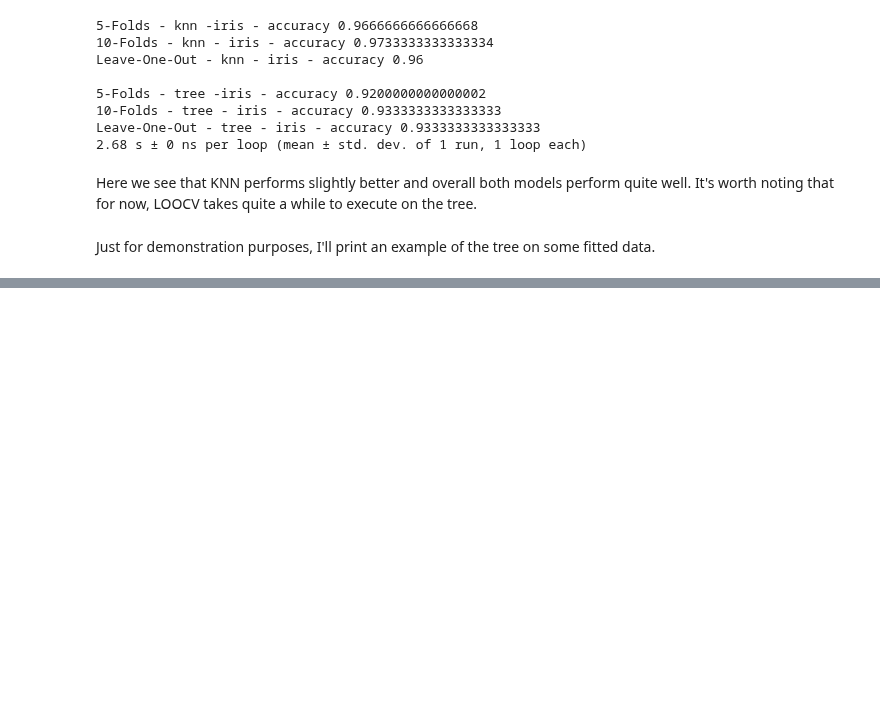
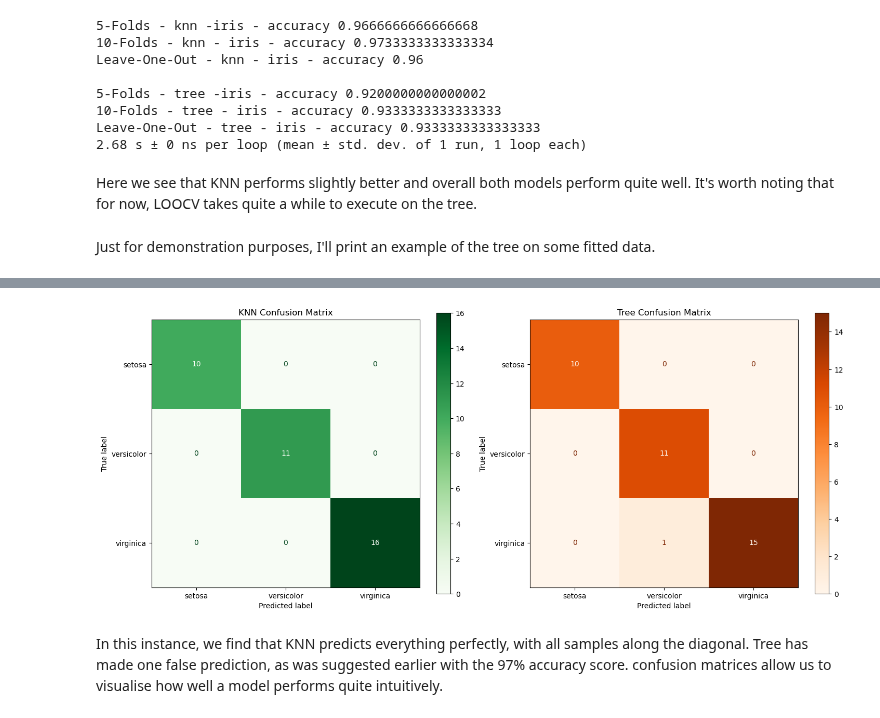
Before and after one commit to nkurien/FYP-MLEvaluator, a Jupyter notebook: poc/notebooks/06_comparison_of_knn_and_gini_trees_on_continuous_complete_data.ipynb, the cells around one changed output, grey strips where cells are left out. Drawn from its saved outputs; the diff is of its cells as text; code cells hidden in the pictures; blank space fills up the shorter version.

Commit message:
poc: Notebook 6 - Added Confusion Matrix for iris dataset
Updated notebook with more visual comparisons

```diff
--- a/poc/notebooks/06_comparison_of_knn_and_gini_trees_on_continuous_complete_data.ipynb
+++ b/poc/notebooks/06_comparison_of_knn_and_gini_trees_on_continuous_complete_data.ipynb
@@ -181,0 +186,29 @@ Above, we can see an example of a constructed tree with maximum depth set to 5.
+# %%
+from sklearn.metrics import confusion_matrix, ConfusionMatrixDisplay
+
+tree_cm = confusion_matrix(y_test_iris, pred_toprint)
+
+knn_toprint = KNearestNeighbours(k=10)
+knn_toprint.fit(X_train_iris,y_train_iris)
+knnpred_toprint = knn_toprint.predict(X_test_iris)
+
+knn_cm = confusion_matrix(y_test_iris, knnpred_toprint)
+
+# Create a figure with subplots
+fig, axes = plt.subplots(nrows=1, ncols=2, figsize=(15, 6))
+
+# Plot KNN confusion matrix
+ConfusionMatrixDisplay(knn_cm, display_labels=iris.target_names).plot(cmap='Greens', ax=axes[0])
+axes[0].set_title('KNN Confusion Matrix')
+
+# Plot CART tree confusion matrix
+ConfusionMatrixDisplay(tree_cm, display_labels=iris.target_names).plot(cmap='Oranges', ax=axes[1])
+axes[1].set_title('Tree Confusion Matrix')
+
+plt.tight_layout()
+plt.show()
+# %% [output]
+[figure, added]
+# %% [markdown]
+In this instance, we find that KNN predicts everything perfectly, with all samples along the diagonal. Tree has made one false prediction, as was suggested earlier with the 97% accuracy score.
+confusion matrices allow us to visualise how well a model performs quite intuitively.
```
Also changed, not shown: parts of 5 cells of this notebook.
